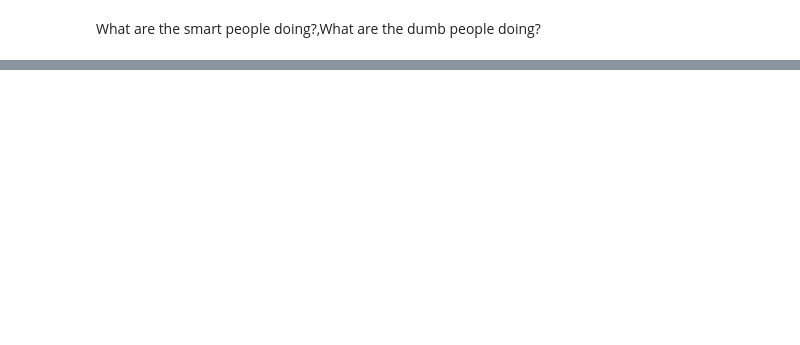
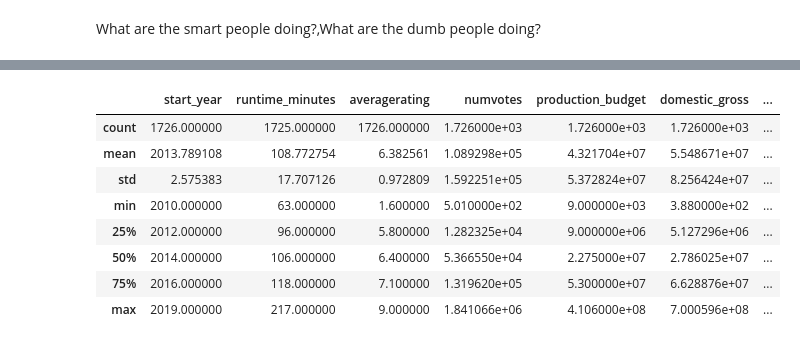
Before and after one commit to saifword/dsc-phase-1-project, a Jupyter notebook: student.ipynb, the cells around one changed output, grey strips where cells are left out. Cells and saved outputs as stored; diff of their text form; code cells hidden in the pictures; blank space fills up the shorter version.

```diff
--- a/student.ipynb
+++ b/student.ipynb
@@ -122,3 +85,5 @@ plt.hist(df_ratings['averagerating'], bins=10, edgecolor='black')
+# %%
+df_imdb =df_imdb[df_imdb['numvotes'] > 500]
 # %%
 df_imdb.info()
 # %% [output]
@@ -139,2 +103,2 @@ memory usage: 4.5+ MB
 # %%
-df_all = pd.merge(df_imdb, df_gross, left_on='primary_title', right_on='title', how='inner')
+df_all = pd.merge(df_imdb, df_fin,left_on='primary_title', right_on='movie', how='inner')
@@ -156,0 +105,12 @@ memory usage: 316.3+ KB
+# %%
+df_all.describe()
+# %% [output]
+|  | start_year | runtime_minutes | averagerating | numvotes | production_budget | domestic_gross | ... |
+| count | 1726.000000 | 1725.000000 | 1726.000000 | 1.726000e+03 | 1.726000e+03 | 1.726000e+03 | ... |
+| mean | 2013.789108 | 108.772754 | 6.382561 | 1.089298e+05 | 4.321704e+07 | 5.548671e+07 | ... |
+| std | 2.575383 | 17.707126 | 0.972809 | 1.592251e+05 | 5.372824e+07 | 8.256424e+07 | ... |
+| min | 2010.000000 | 63.000000 | 1.600000 | 5.010000e+02 | 9.000000e+03 | 3.880000e+02 | ... |
+| 25% | 2012.000000 | 96.000000 | 5.800000 | 1.282325e+04 | 9.000000e+06 | 5.127296e+06 | ... |
+| 50% | 2014.000000 | 106.000000 | 6.400000 | 5.366550e+04 | 2.275000e+07 | 2.786025e+07 | ... |
+| 75% | 2016.000000 | 118.000000 | 7.100000 | 1.319620e+05 | 5.300000e+07 | 6.628876e+07 | ... |
+| max | 2019.000000 | 217.000000 | 9.000000 | 1.841066e+06 | 4.106000e+08 | 7.000596e+08 | ... |
```
Also changed, not shown: parts of 19 cells of this notebook.
